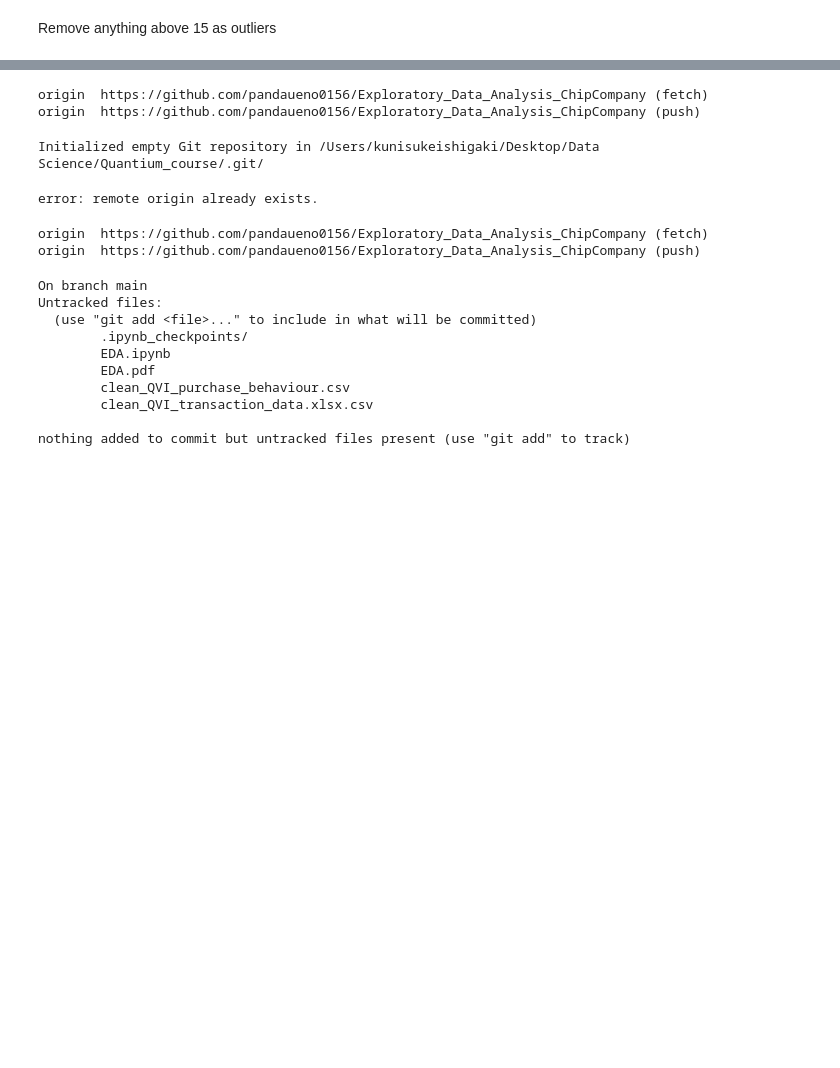
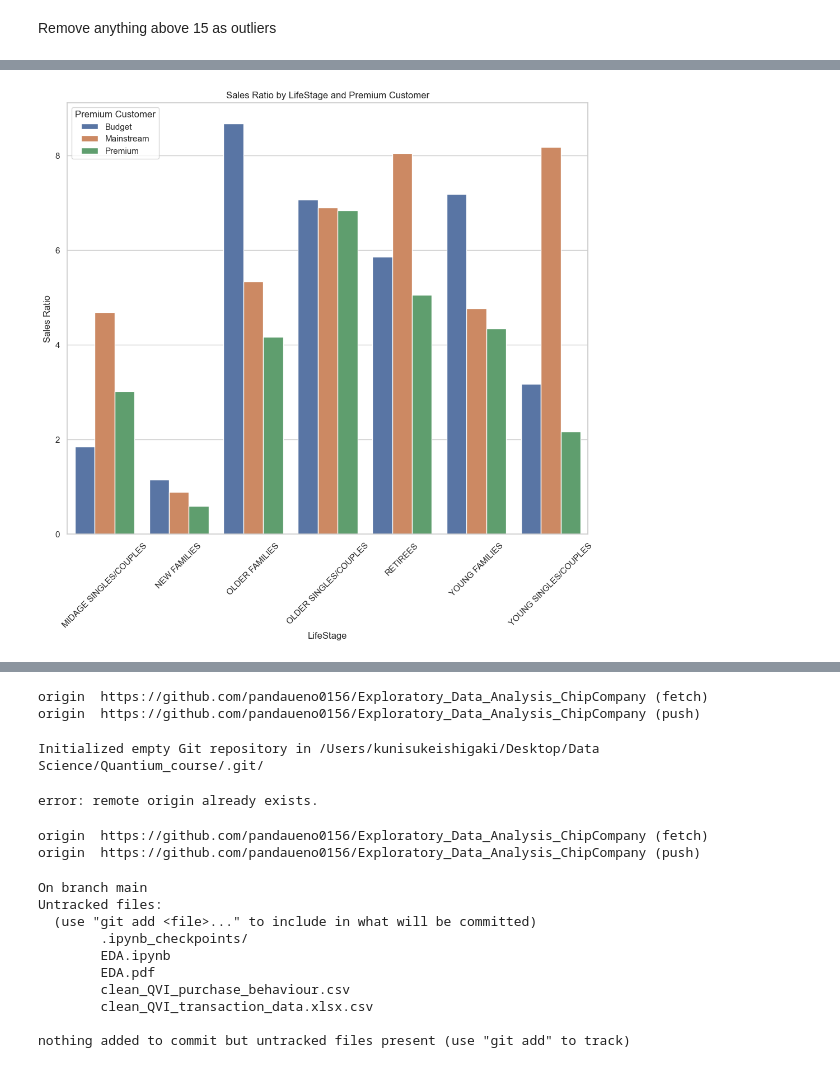
Before and after one commit to pandaueno0156/Exploratory_Data_Analysis_ChipCompany, a Jupyter notebook: EDA.ipynb, the cells around one changed output, grey strips where cells are left out. Drawn from its saved outputs; the diff is of its cells as text; code cells hidden in the pictures; blank space fills up the shorter version.

```diff
--- a/EDA.ipynb
+++ b/EDA.ipynb
@@ -150,6 +150,9 @@ LYLTY_CARD_NBR       int64
 LIFESTAGE           object
 PREMIUM_CUSTOMER    object
 dtype: object
+# %%
+# convert LYLTY_CARD_NBR to object
+df_purchase["LYLTY_CARD_NBR"] = df_purchase["LYLTY_CARD_NBR"].astype(str)
 # %%
 # save the clean df_purchase
 df_purchase.to_csv("clean_QVI_purchase_behaviour.csv")
@@ -608,0 +612,6 @@ df_transaction
+# %%
+# merge transaction and purchase data
+# merge based on LYLTY_CARD_NBR
+
+df_merge = pd.merge(df_transaction, df_purchase, how="left", on="LYLTY_CARD_NBR")
+df_merge
@@ -608,0 +632,9 @@ df_transaction
+# %%
+# calculate the total sales by LIFESTAGE and PREMIUM_CUSTOMER
+total_sales_by_life_premium = df_merge.groupby(["LIFESTAGE", "PREMIUM_CUSTOMER"])["TOT_SALES"].sum()
+total_sales_by_life_premium = total_sales_by_life_premium.reset_index()
+
+total_sales_sum = total_sales_by_life_premium['TOT_SALES'].sum()
+
+total_sales_by_life_premium["sales_ratio_percent"] = (total_sales_by_life_premium["TOT_SALES"] / total_sales_sum) * 100
+total_sales_by_life_premium
@@ -608,0 +659,18 @@ df_transaction
+# %%
+# make a bar graph to represent Sales Ratio by LifeStage and Premium Customer
+
+sns.set(style="whitegrid")
+
+plt.figure(figsize=(12,10))
+sns.barplot(x="LIFESTAGE", y="sales_ratio_percent", hue="PREMIUM_CUSTOMER", data=total_sales_by_life_premium)
+
+plt.title('Sales Ratio by LifeStage and Premium Customer')
+plt.xlabel('LifeStage')
+plt.ylabel('Sales Ratio')
+plt.xticks(rotation=45)
+plt.legend(title='Premium Customer')
+plt.tight_layout
+
+plt.show()
+# %% [output]
+[figure, added]
```
Also changed, not shown: parts of 7 cells of this notebook.
